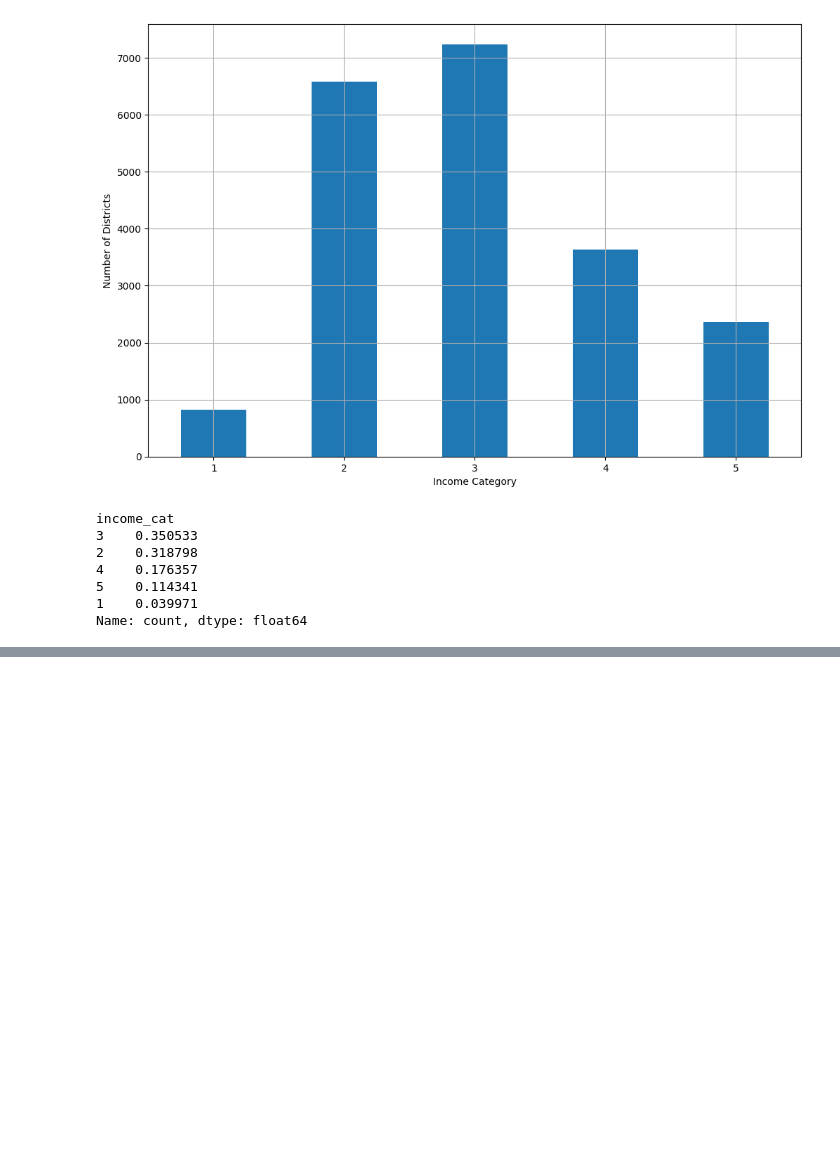
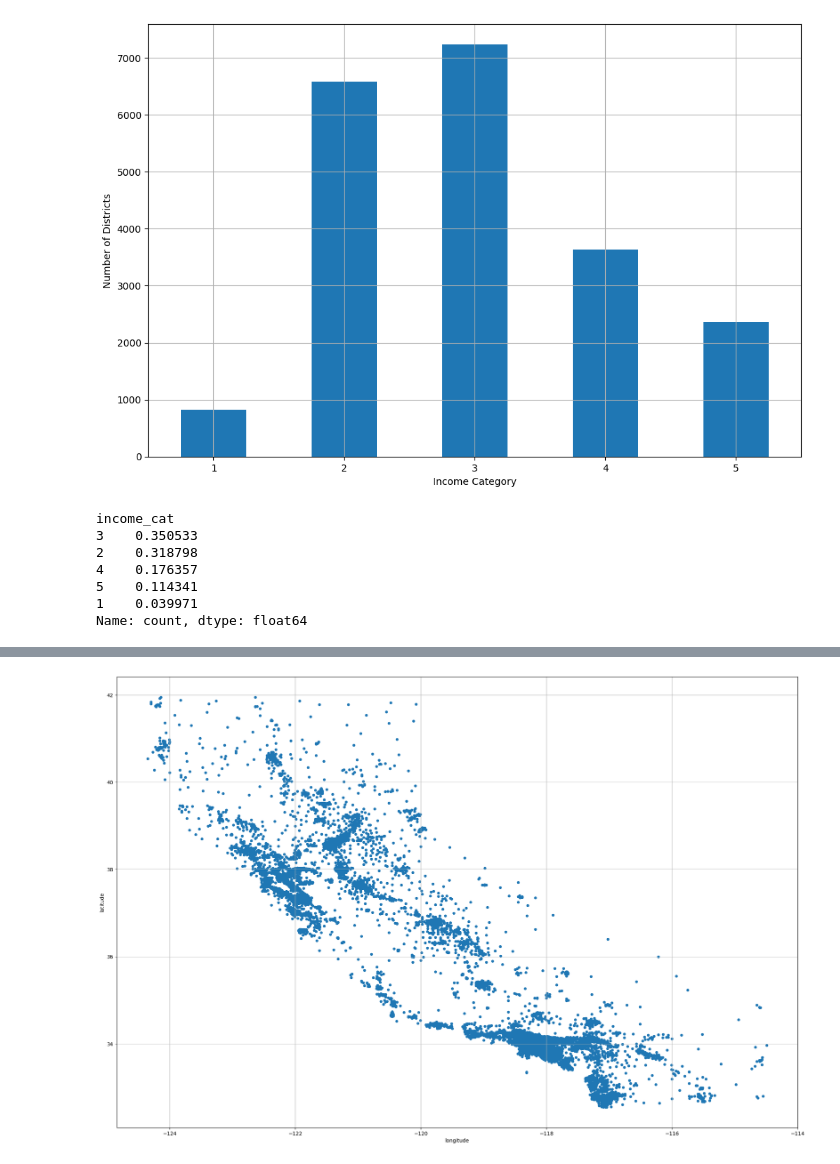
Before and after one commit to Ayush-Singh-31/Machine-Learning, a Jupyter notebook: Chapter 02.ipynb, the cells around one changed output, grey strips where cells are left out. Saved outputs shown, nothing was run; the diff lists cells and outputs as text; code cells hidden in the pictures; blank space fills up the shorter version.

```diff
--- a/Chapter 02.ipynb
+++ b/Chapter 02.ipynb
@@ -350,0 +425,13 @@ for set_ in (strat_train_set, strat_test_set):
+# %%
+housing = strat_train_set.copy()
+# %%
+housing.plot(
+    kind="scatter",
+    x="longitude",
+    y="latitude",
+    grid=True,
+    figsize=(24,16)
+    )
+plt.show()
+# %% [output]
+[figure, added]
```
Also changed, not shown: parts of 9 cells of this notebook.
